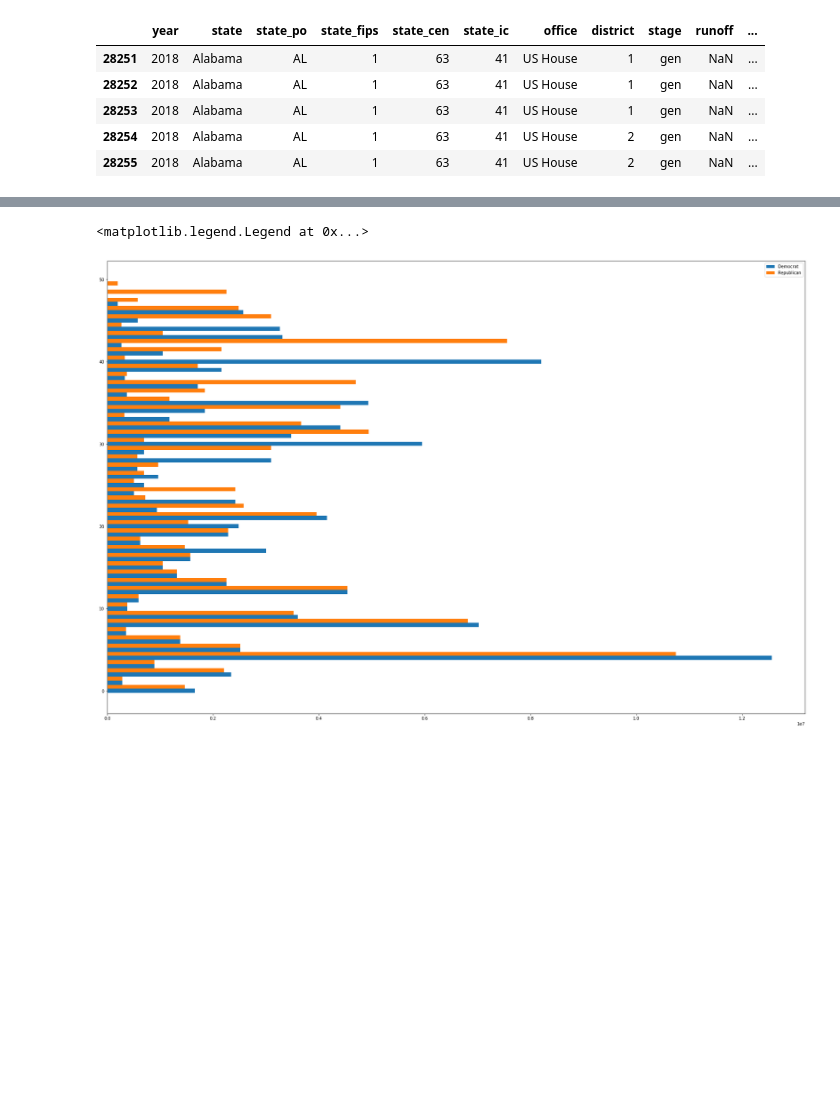
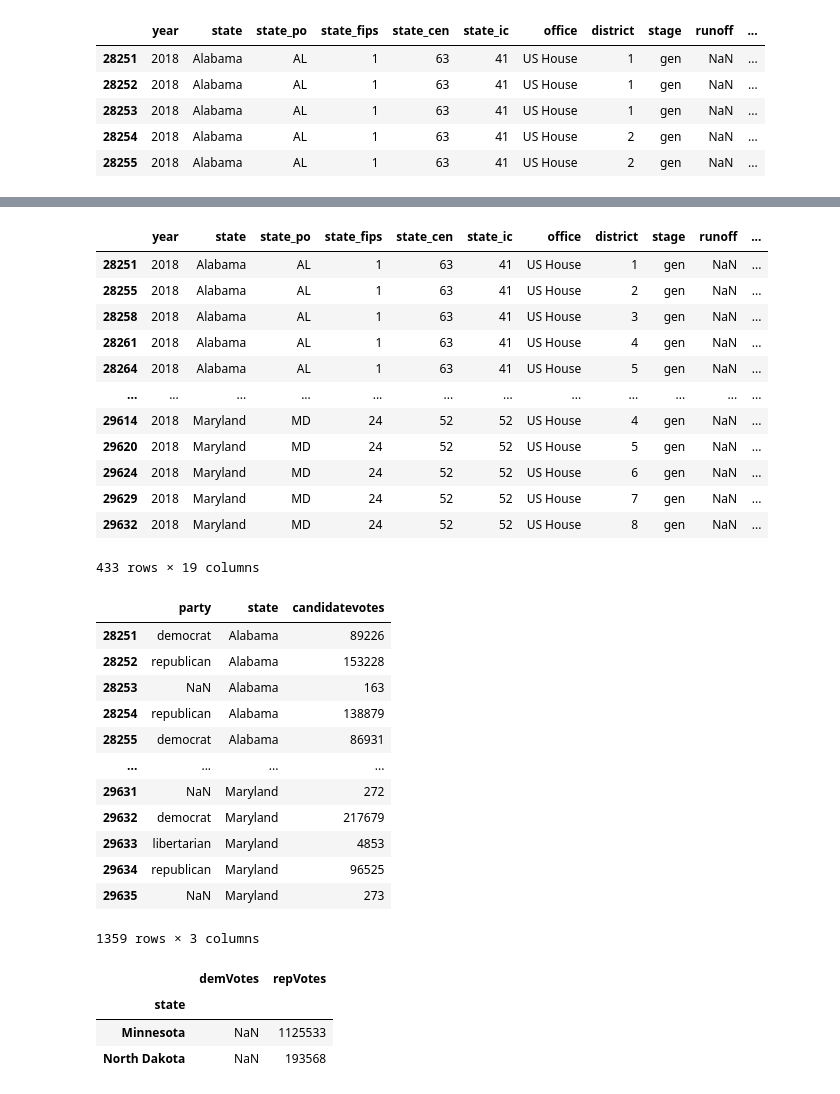
Before and after one commit to dpalencia/cs541g3, a Jupyter notebook: Notebooks/Data Understanding/Data Understanding - U.S. House 1976 - 2018.ipynb, the cells around one changed output, grey strips where cells are left out. Cells and saved outputs as stored; diff of their text form; code cells hidden in the pictures; blank space fills up the shorter version.

```diff
--- a/Notebooks/Data Understanding/Data Understanding - U.S. House 1976 - 2018.ipynb
+++ b/Notebooks/Data Understanding/Data Understanding - U.S. House 1976 - 2018.ipynb
@@ -115,9 +88,33 @@ stateIndices = data2018Rep.index
-# %%
-fig = plt.gcf()
-fig.set_size_inches(30, 20)
-p1 = plt.barh(np.arange(48), demCounts, height=0.5)
-p2 = plt.barh(np.arange(50) + 0.5, repCounts, height=0.5)
-plt.legend((p1[0], p2[0]), ("Democrat", "Republican"))
-# %% [output]
-<matplotlib.legend.Legend at 0x...>
-[figure, removed]
+# %%
+data2018[data2018["party"] == "democrat"]
+# %% [output]
+|  | year | state | state_po | state_fips | state_cen | state_ic | office | district | stage | runoff | ... |
+| 28251 | 2018 | Alabama | AL | 1 | 63 | 41 | US House | 1 | gen | NaN | ... |
+| 28255 | 2018 | Alabama | AL | 1 | 63 | 41 | US House | 2 | gen | NaN | ... |
+| 28258 | 2018 | Alabama | AL | 1 | 63 | 41 | US House | 3 | gen | NaN | ... |
+| 28261 | 2018 | Alabama | AL | 1 | 63 | 41 | US House | 4 | gen | NaN | ... |
+| 28264 | 2018 | Alabama | AL | 1 | 63 | 41 | US House | 5 | gen | NaN | ... |
+| ... | ... | ... | ... | ... | ... | ... | ... | ... | ... | ... | ... |
+| 29614 | 2018 | Maryland | MD | 24 | 52 | 52 | US House | 4 | gen | NaN | ... |
+| 29620 | 2018 | Maryland | MD | 24 | 52 | 52 | US House | 5 | gen | NaN | ... |
+| 29624 | 2018 | Maryland | MD | 24 | 52 | 52 | US House | 6 | gen | NaN | ... |
+| 29629 | 2018 | Maryland | MD | 24 | 52 | 52 | US House | 7 | gen | NaN | ... |
+| 29632 | 2018 | Maryland | MD | 24 | 52 | 52 | US House | 8 | gen | NaN | ... |
+433 rows × 19 columns
+# %%
+data2018Candidate = data2018[["party", "state", "candidatevotes"]]
+data2018Candidate
+# %% [output]
+|  | party | state | candidatevotes |
+| 28251 | democrat | Alabama | 89226 |
+| 28252 | republican | Alabama | 153228 |
+| 28253 | NaN | Alabama | 163 |
+| 28254 | republican | Alabama | 138879 |
+| 28255 | democrat | Alabama | 86931 |
+| ... | ... | ... | ... |
+| 29631 | NaN | Maryland | 272 |
+| 29632 | democrat | Maryland | 217679 |
+| 29633 | libertarian | Maryland | 4853 |
+| 29634 | republican | Maryland | 96525 |
+| 29635 | NaN | Maryland | 273 |
+1359 rows × 3 columns
@@ -123,0 +133,11 @@ plt.legend((p1[0], p2[0]), ("Democrat", "Republican"))
+# %%
+# Join, then select rows with NaNs
+# To see which states are missing votes from
+# either party
+votesDiff = demVotes.join(repVotes, how="outer")
+votesDiff[votesDiff.isnull().any(axis=1)]
+# %% [output]
+|  | demVotes | repVotes |
+| state |  |  |
+| Minnesota | NaN | 1125533 |
+| North Dakota | NaN | 193568 |
```
Also changed, not shown: parts of 7 cells of this notebook.
